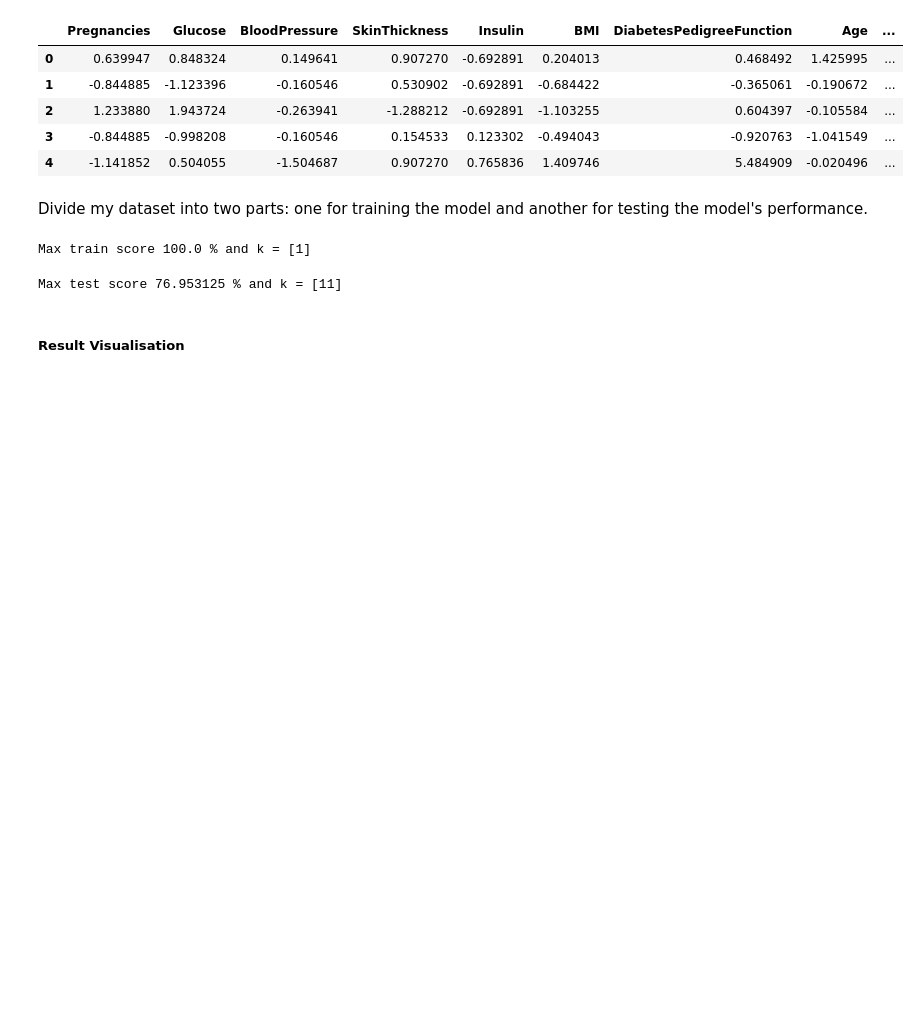
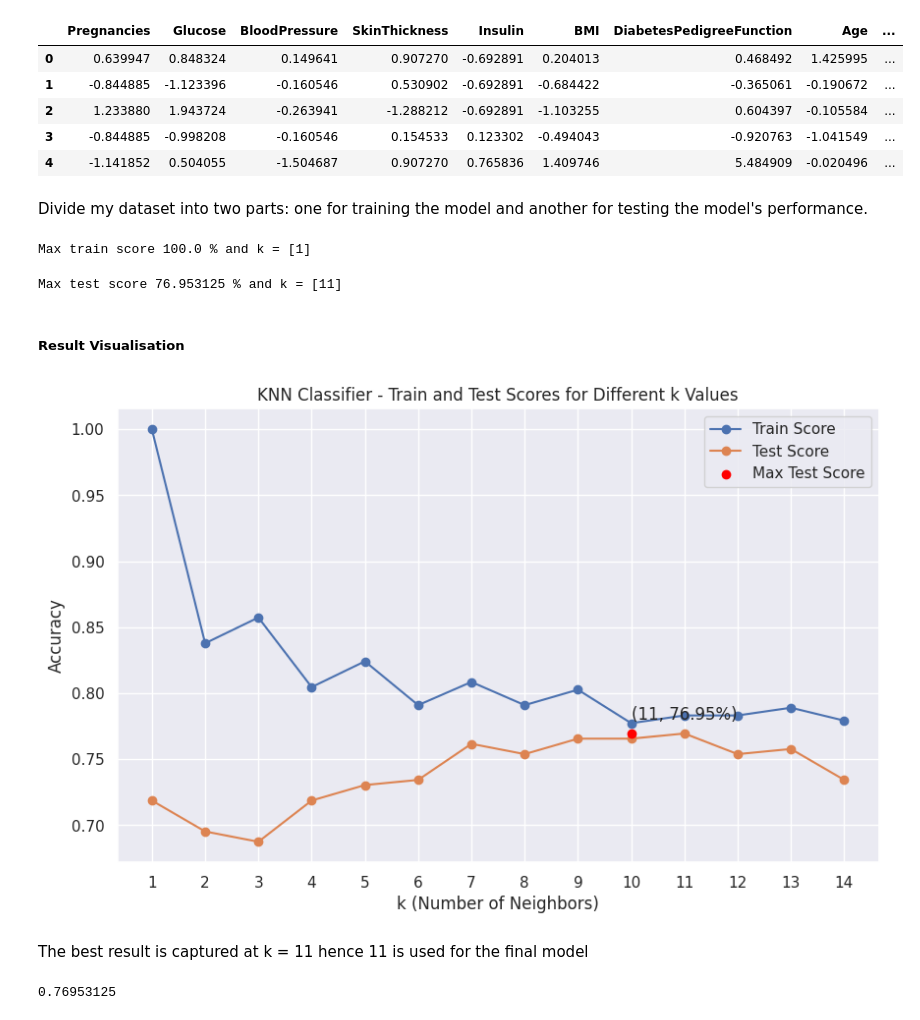
Before and after one commit to waheeb123/Python, a Jupyter notebook: finalProject.ipynb, the cells around one changed output. Drawn from its saved outputs; the diff is of its cells as text; code cells hidden in the pictures; blank space fills up the shorter version.

```diff
--- a/finalProject.ipynb
+++ b/finalProject.ipynb
@@ -219,3 +219,37 @@ print('Max test score {} % and k = {}'.format(max_test_score*100,list(map(lambda
 Max test score 76.953125 % and k = [11]
 # %% [markdown]
 ##### Result Visualisation
+# %%
+import matplotlib.pyplot as plt
+
+# Plot train and test scores
+plt.figure(figsize=(10, 6))
+plt.plot(range(1, 15), train_scores, marker='o', label='Train Score')
+plt.plot(range(1, 15), test_scores, marker='o', label='Test Score')
+
+# Highlight the maximum test score
+plt.scatter(test_scores_ind, [max_test_score] * len(test_scores_ind), color='red', label='Max Test Score', zorder=5)
+
+# Annotate the maximum test score point
+for i, k in enumerate(test_scores_ind):
+    plt.annotate(f'({k+1}, {max_test_score*100:.2f}%)', (k+1, max_test_score), textcoords="offset points", xytext=(0,10), ha='center')
+
+plt.title('KNN Classifier - Train and Test Scores for Different k Values')
+plt.xlabel('k (Number of Neighbors)')
+plt.ylabel('Accuracy')
+plt.xticks(range(1, 15))
+plt.grid(True)
+plt.legend()
+plt.show()
+# %% [output]
+[figure, added]
+# %% [markdown]
+The best result is captured at k = 11 hence 11 is used for the final model
+# %%
+#Setup a knn classifier with k neighbors
+knn = KNeighborsClassifier(11)
+
+knn.fit(X_train,y_train)
+knn.score(X_test,y_test)
+# %% [output]
+0.76953125
```
